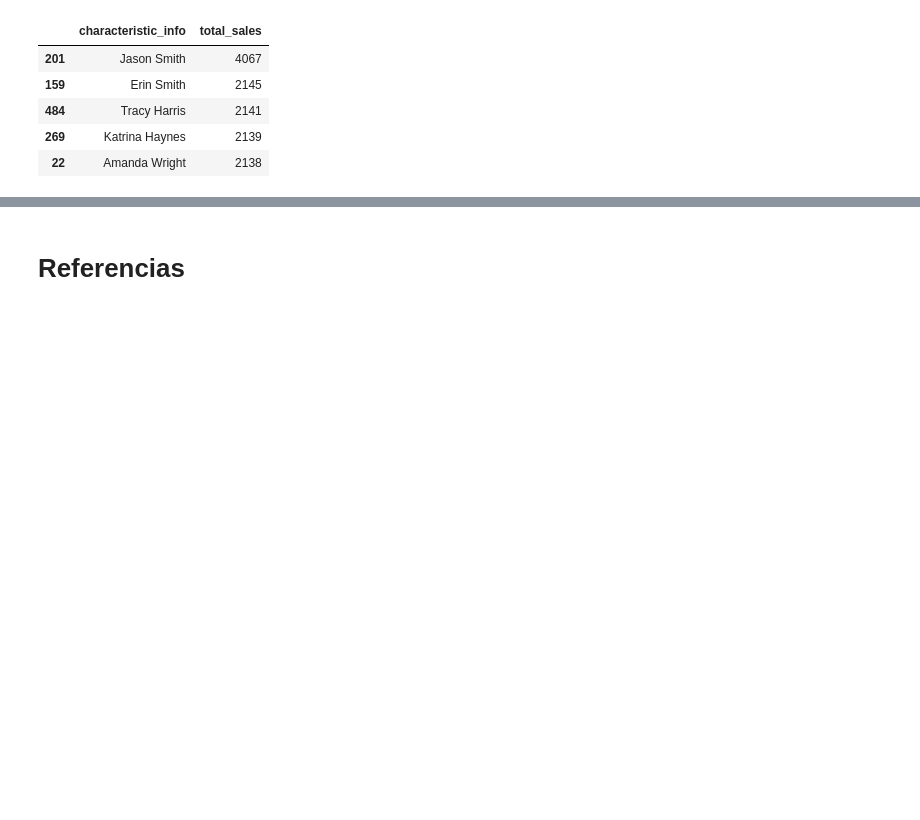
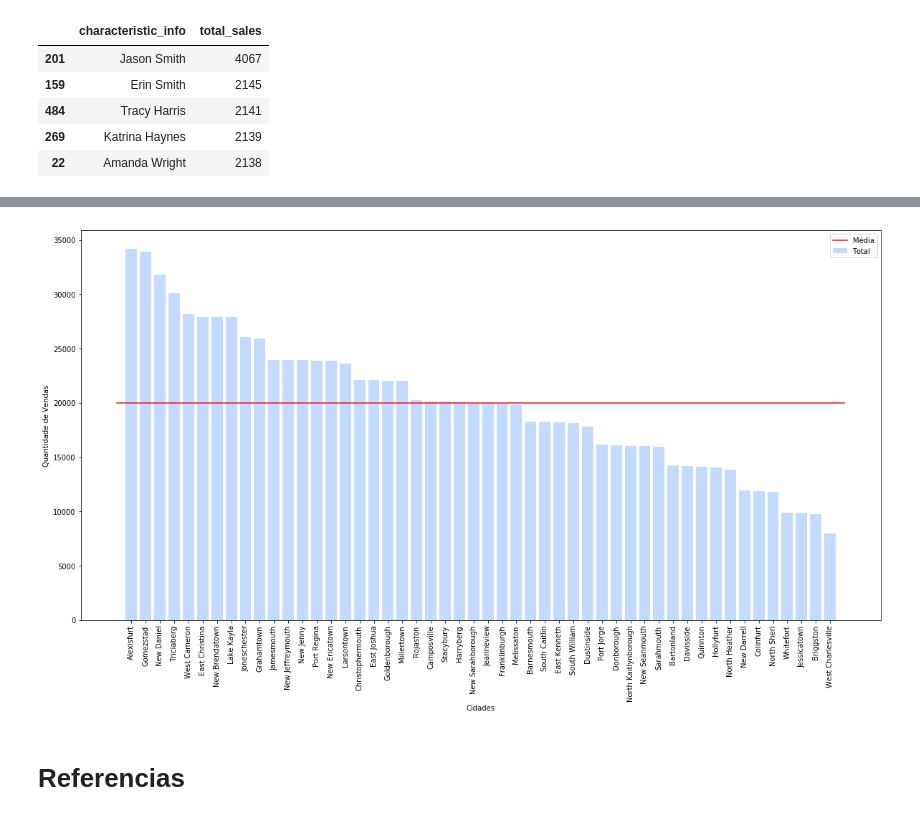
Before and after one commit to savioserra/trab-banco-dados, a Jupyter notebook: artifacts/notebooks/relatorio.ipynb, the cells around one changed output, grey strips where cells are left out. Drawn from its saved outputs; the diff is of its cells as text; code cells hidden in the pictures; blank space fills up the shorter version.

```diff
--- a/artifacts/notebooks/relatorio.ipynb
+++ b/artifacts/notebooks/relatorio.ipynb
@@ -36,0 +91,11 @@ vendas_resumo.head()
+# %%
+sql = """select cities.name, states.abbr, count(*) as total from cities
+join states on states.id = cities.state_id
+join addresses on addresses.city_id = cities.id and addresses.state_id = states.id
+join profiles on profiles.address_id = addresses.id
+join sales on sales.client_profile_id = profiles.id
+group by cities.name, states.abbr"""
+# %%
+vendas_resumo = pd.read_sql_query(sql, con=engine).sort_values('total', ascending=False)
+
+vendas_resumo.head()
@@ -37,3 +109,28 @@ vendas_resumo.head()
+# %%
+media = vendas_resumo.total.median()
+
+plt.figure(figsize=(20,10))
+
+plt.bar(
+    vendas_resumo.name,
+    vendas_resumo.total,
+    color='#c4daff', label='Total'
+)
+
+plt.plot(
+    pd.np.linspace(start=-1, stop=len(vendas_resumo.name)),
+    [media for x in range(len(vendas_resumo.name))],
+    c='red', label='Média'
+)
+
+plt.xticks(rotation=90)
+plt.xlabel('Cidades')
+plt.ylabel('Quantidade de Vendas')
+
+plt.legend()
+plt.show()
+# %% [output]
+[figure, added]
 # %% [markdown]
 # Referencias
 # %% [markdown]
```
Also changed, not shown: parts of 13 cells of this notebook, 1 other file.
